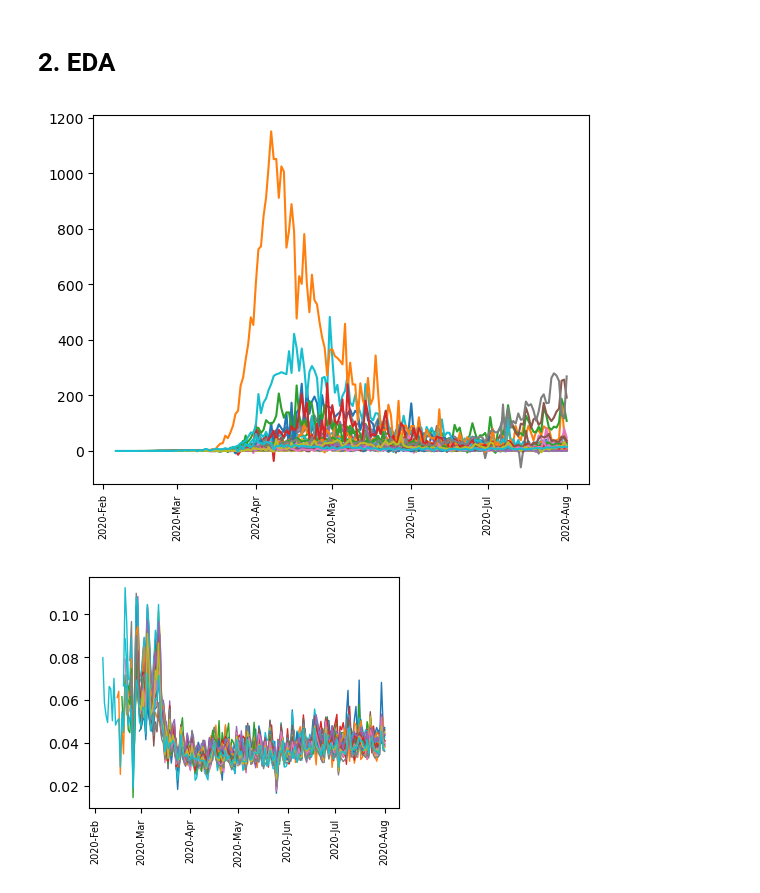
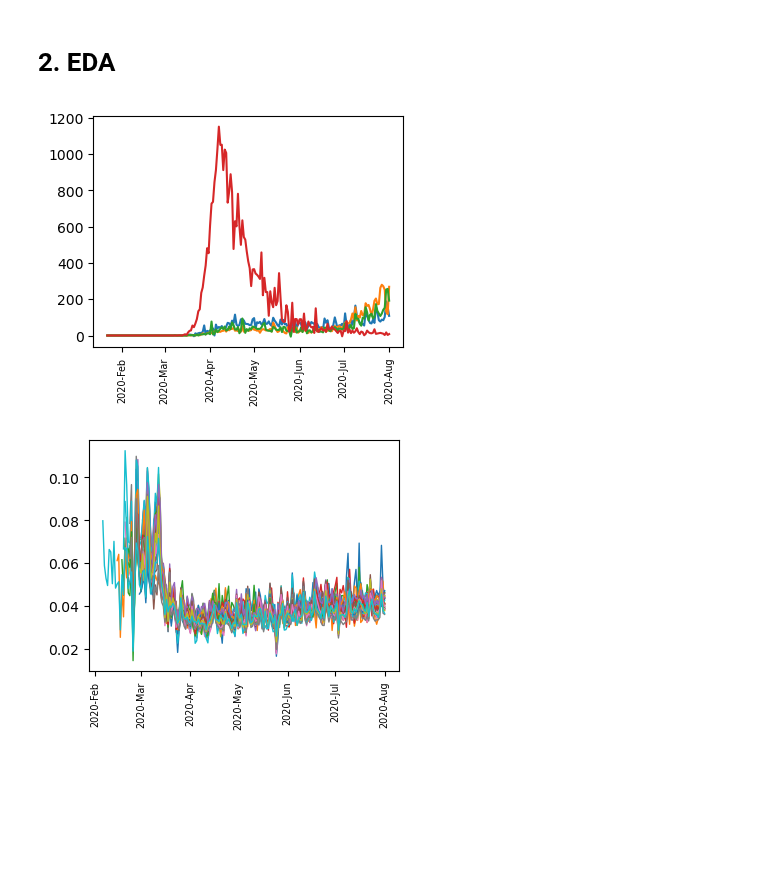
Before and after one commit to HeejongBong/freqepid, a Jupyter notebook: example/Experimental Data Analysis/Exp. Analysis - delphi.ipynb, the cells around one changed output. Saved outputs shown, nothing was run; the diff lists cells and outputs as text; code cells hidden in the pictures; blank space fills up the shorter version.

```diff
--- a/example/Experimental Data Analysis/Exp. Analysis - freqepid, delphi.ipynb
+++ b/example/Experimental Data Analysis/Exp. Analysis - delphi.ipynb
@@ -18,0 +25,29 @@ data = pd.read_feather('data/CovidCastStateAdj_2.feather').iloc[:,:-1]
+# %%
+data_raw = pd.read_feather('data/CovidCastState.feather').iloc[:,:-1]
+# %%
+regions = ['ca', 'tx', 'fl', 'ny']
+# %%
+plt.figure(figsize=(8,7))
+
+for i, r in enumerate(regions):
+    plt.subplot(2,2,i+1)
+
+    data_i = data[data.geo_value == r]
+    data_i_raw = data_raw[data_raw.geo_value == r]
+
+    plt.plot(data_i.time_value, data_i.deaths, label='adjusted')
+    plt.plot(data_i_raw.time_value, data_i_raw.deaths, color='grey', alpha=0.7, label='raw')
+    plt.title(r)
+
+    if i < 2:
+        plt.xticks([],[])
+
+    if i >= 2:
+        dtFmt = mdates.DateFormatter('%Y-%b') # define the formatting
+        plt.gca().xaxis.set_major_formatter(dtFmt)
+        # show every 12th tick on x axes
+        plt.gca().xaxis.set_major_locator(mdates.MonthLocator(interval=1))
+        plt.xticks(rotation=90, fontweight='light',  fontsize='x-small',)
+
+    if i == 0:
+        plt.legend()
@@ -72,18 +107,20 @@ import matplotlib.dates as mdates
 # %%
+plt.figure(figsize=(4,3))
+
 for r in regions:
     plt.plot(np.array(data[data.geo_value == r].time_value),
              np.array(data[data.geo_value == r].deaths), label=r)
 # plt.legend()
 
 dtFmt = mdates.DateFormatter('%Y-%b') # define the formatting
 plt.gca().xaxis.set_major_formatter(dtFmt)
 # show every 12th tick on x axes
 plt.gca().xaxis.set_major_locator(mdates.MonthLocator(interval=1))
 plt.xticks(rotation=90, fontweight='light',  fontsize='x-small',)
 
 plt.show()
 # %% [output]
-[figure, old version]
+[figure, new version]
 # %%
 plt.figure(figsize=(4,3))
 for i, iv in enumerate(ivs):
```
Also changed, not shown: parts of 5 cells of this notebook, 55 other files.
